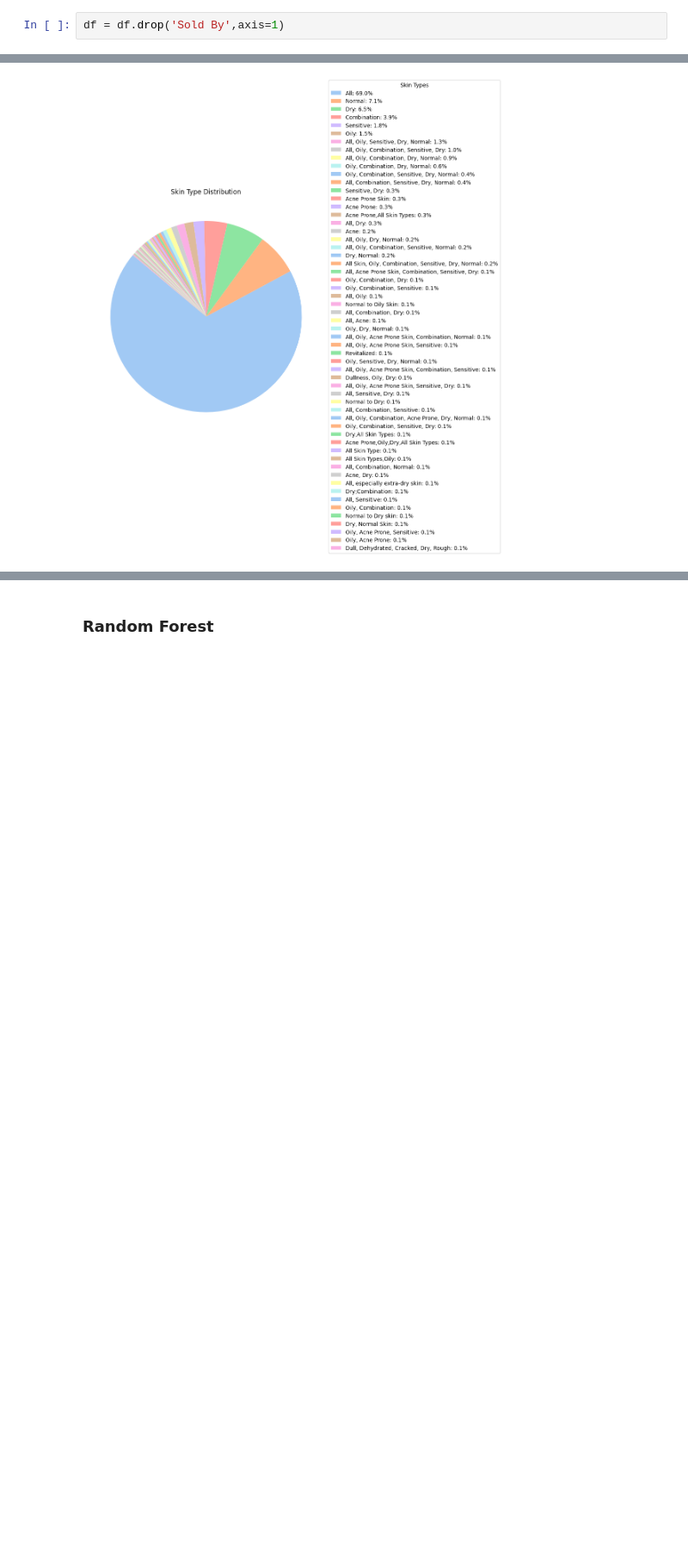
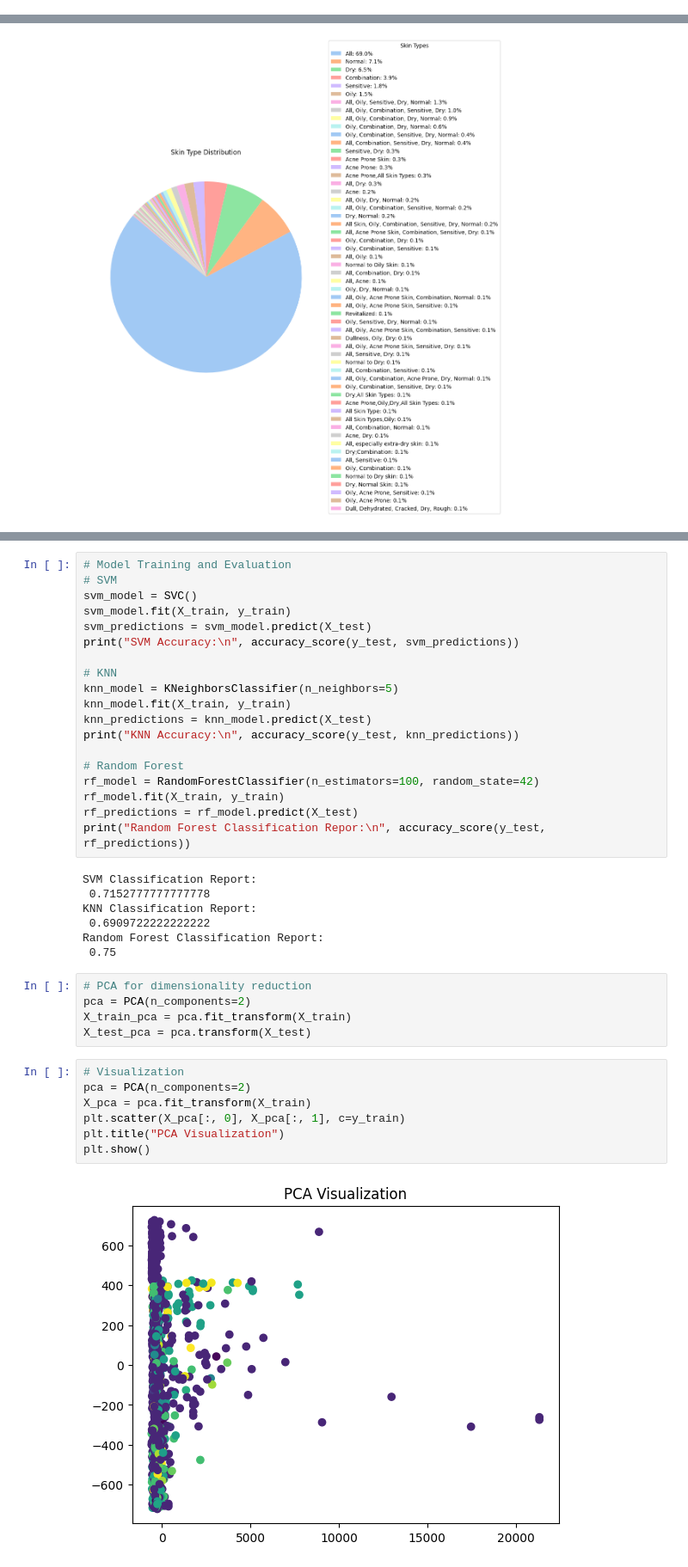
Before and after one commit to nithya1820/Skin-Care-Recommendation-System, a Jupyter notebook: skincarerecomm.ipynb, the cells around one changed output, grey strips where cells are left out. Shown at 86% size. Saved outputs shown, nothing was run; the diff lists cells and outputs as text; blank space fills up the shorter version.

```diff
--- a/amazonskincare.ipynb
+++ b/skincarerecomm.ipynb
@@ -69,5 +78,3 @@ Sold By            207
 Price                0
 Link                 0
 dtype: int64
-# %%
-df = df.drop('Sold By',axis=1)
@@ -249,2 +217,40 @@ for product, skin_type in zip(new_products, predicted_skin_types):
-# %% [markdown]
-### Random Forest
+# %%
+# Model Training and Evaluation
+# SVM
+svm_model = SVC()
+svm_model.fit(X_train, y_train)
+svm_predictions = svm_model.predict(X_test)
+print("SVM Accuracy:\n", accuracy_score(y_test, svm_predictions))
+
+# KNN
+knn_model = KNeighborsClassifier(n_neighbors=5)
+knn_model.fit(X_train, y_train)
+knn_predictions = knn_model.predict(X_test)
+print("KNN Accuracy:\n", accuracy_score(y_test, knn_predictions))
+
+# Random Forest
+rf_model = RandomForestClassifier(n_estimators=100, random_state=42)
+rf_model.fit(X_train, y_train)
+rf_predictions = rf_model.predict(X_test)
+print("Random Forest Classification Repor:\n", accuracy_score(y_test, rf_predictions))
+# %% [output]
+SVM Classification Report:
+ 0.7152777777777778
+KNN Classification Report:
+ 0.6909722222222222
+Random Forest Classification Report:
+ 0.75
+# %%
+# PCA for dimensionality reduction
+pca = PCA(n_components=2)
+X_train_pca = pca.fit_transform(X_train)
+X_test_pca = pca.transform(X_test)
+# %%
+# Visualization
+pca = PCA(n_components=2)
+X_pca = pca.fit_transform(X_train)
+plt.scatter(X_pca[:, 0], X_pca[:, 1], c=y_train)
+plt.title("PCA Visualization")
+plt.show()
+# %% [output]
+[figure, added]
```
Also changed, not shown: parts of 16 cells of this notebook.
